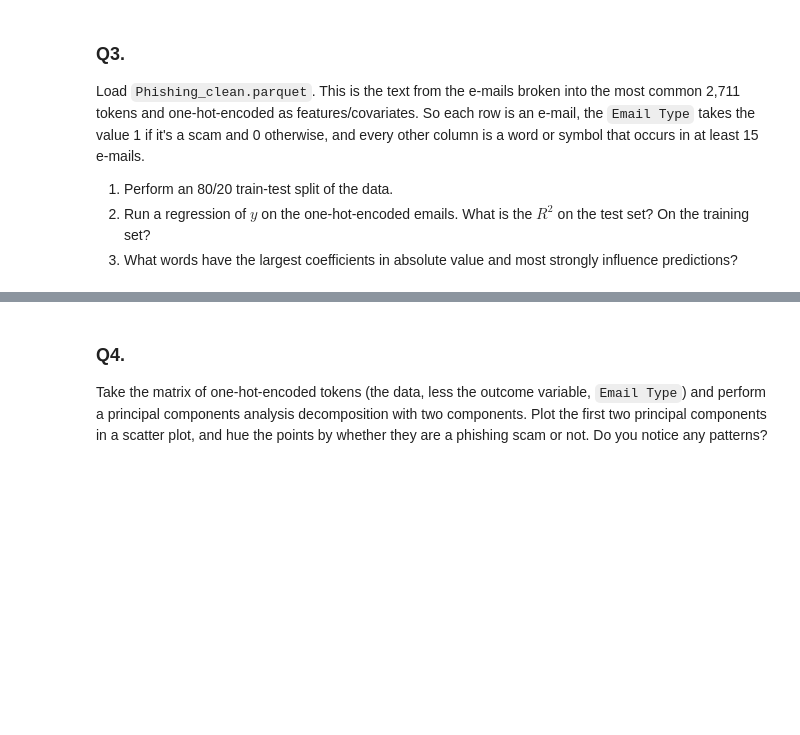
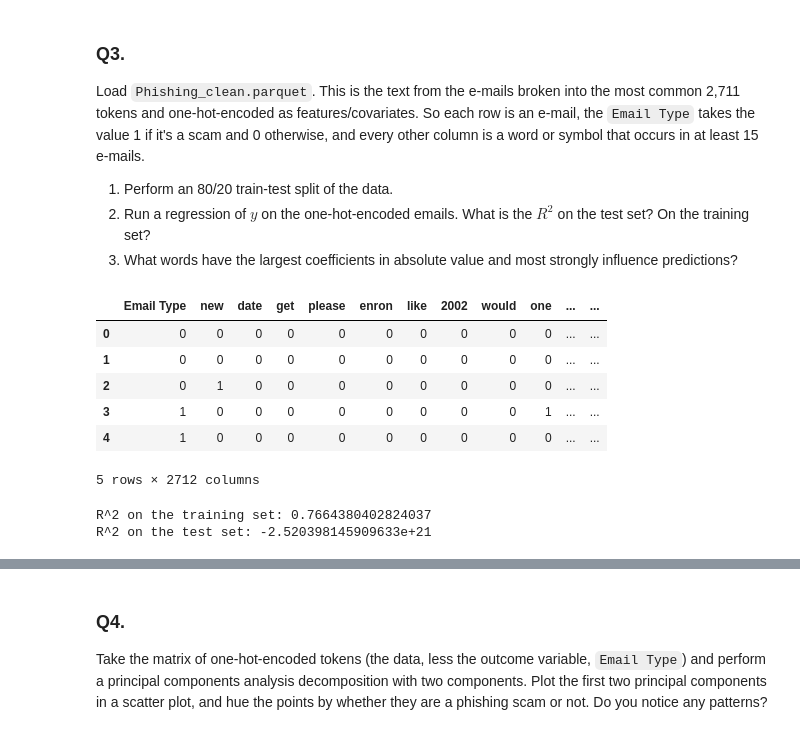
Before and after one commit to Troy-S-Meink/PCA, a Jupyter notebook: 05_PCA/assignment.ipynb, the cells around one changed output, grey strips where cells are left out. Saved outputs shown, nothing was run; the diff lists cells and outputs as text; code cells hidden in the pictures; blank space fills up the shorter version.

```diff
--- a/05_PCA/assignment.ipynb
+++ b/05_PCA/assignment.ipynb
@@ -101,3 +102,15 @@ Load `Phishing_clean.parquet`. This is the text from the e-mails broken into the
 1. Perform an 80/20 train-test split of the data.
 2. Run a regression of $y$ on the one-hot-encoded emails. What is the $R^2$ on the test set? On the training set?
 3. What words have the largest coefficients in absolute value and most strongly influence predictions?
+# %%
+# Accessing the data cleaned email data
+phishing_df = pd.read_parquet('/content/PCA/05_PCA/Phishing_clean.parquet', engine='pyarrow') # Use read_parquet to read Parquet files
+phishing_df.head()
+# %% [output]
+|  | Email Type | new | date | get | please | enron | like | 2002 | would | one | ... | ... |
+| 0 | 0 | 0 | 0 | 0 | 0 | 0 | 0 | 0 | 0 | 0 | ... | ... |
+| 1 | 0 | 0 | 0 | 0 | 0 | 0 | 0 | 0 | 0 | 0 | ... | ... |
+| 2 | 0 | 1 | 0 | 0 | 0 | 0 | 0 | 0 | 0 | 0 | ... | ... |
+| 3 | 1 | 0 | 0 | 0 | 0 | 0 | 0 | 0 | 0 | 1 | ... | ... |
+| 4 | 1 | 0 | 0 | 0 | 0 | 0 | 0 | 0 | 0 | 0 | ... | ... |
+5 rows × 2712 columns
@@ -103,0 +135,10 @@ Load `Phishing_clean.parquet`. This is the text from the e-mails broken into the
+# %%
+# Finding the R^2 value on the test set using Y_test
+r_squared_train = model.score(X_train, Y_train)
+r_squared_test = model.score(X_test, Y_test)
+
+print(f"R^2 on the training set: {r_squared_train}")
+print(f"R^2 on the test set: {r_squared_test}")
+# %% [output]
+R^2 on the training set: 0.7664380402824037
+R^2 on the test set: -2.520398145909633e+21
```
Also changed, not shown: parts of 7 cells of this notebook.
